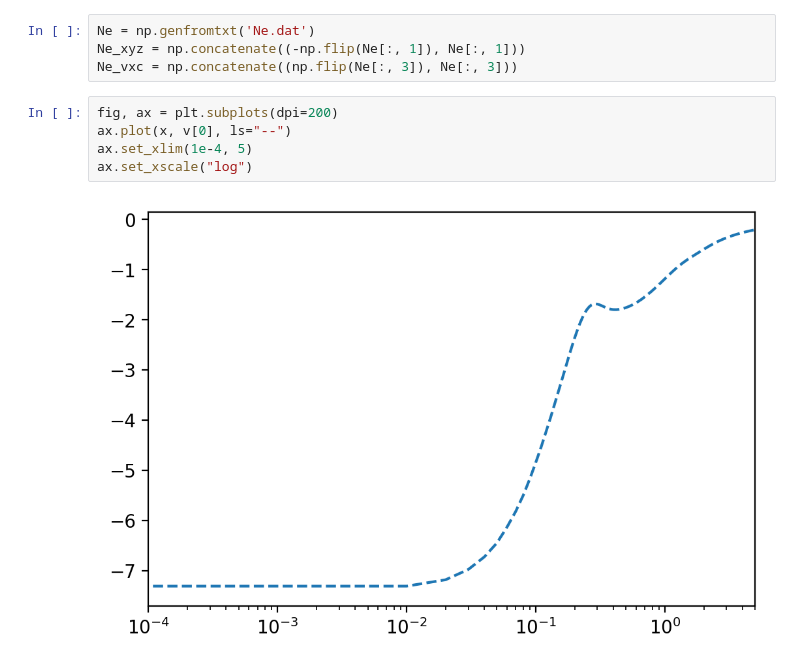
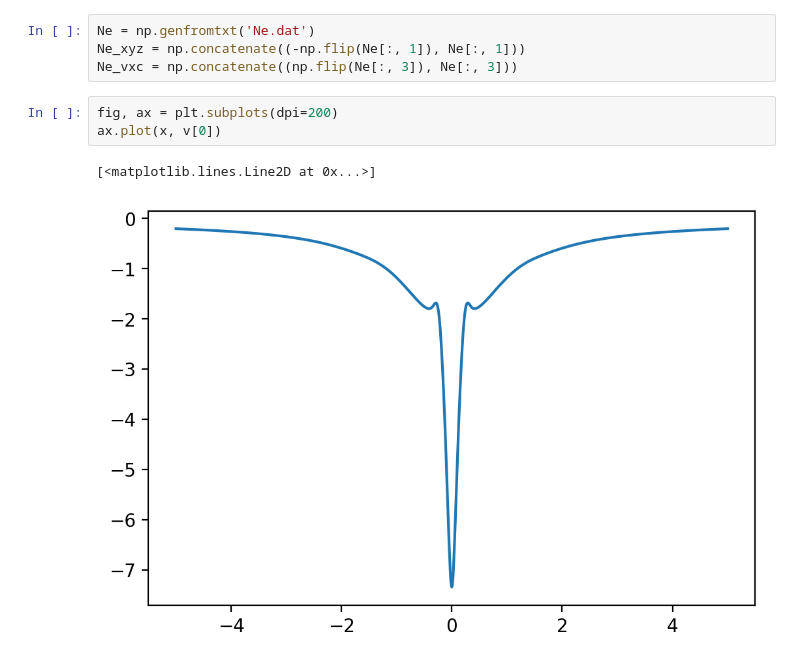
Before and after one commit to wasserman-group/n2v_examples, a Jupyter notebook: mRKS/Nobel_Gas.ipynb, the cells around one changed output. Cells and saved outputs as stored; diff of their text form.

Commit message:
A little modification for plots

```diff
--- a/mRKS/Nobel_Gas.ipynb
+++ b/mRKS/Nobel_Gas.ipynb
@@ -137,8 +137,7 @@ Ne_xyz = np.concatenate((-np.flip(Ne[:, 1]), Ne[:, 1]))
 Ne_vxc = np.concatenate((np.flip(Ne[:, 3]), Ne[:, 3]))
 # %%
 fig, ax = plt.subplots(dpi=200)
-ax.plot(x, v[0], ls="--")
-ax.set_xlim(1e-4, 5)
-ax.set_xscale("log")
+ax.plot(x, v[0])
 # %% [output]
+[<matplotlib.lines.Line2D at 0x...>]
-[figure, old version]
+[figure, new version]
```
